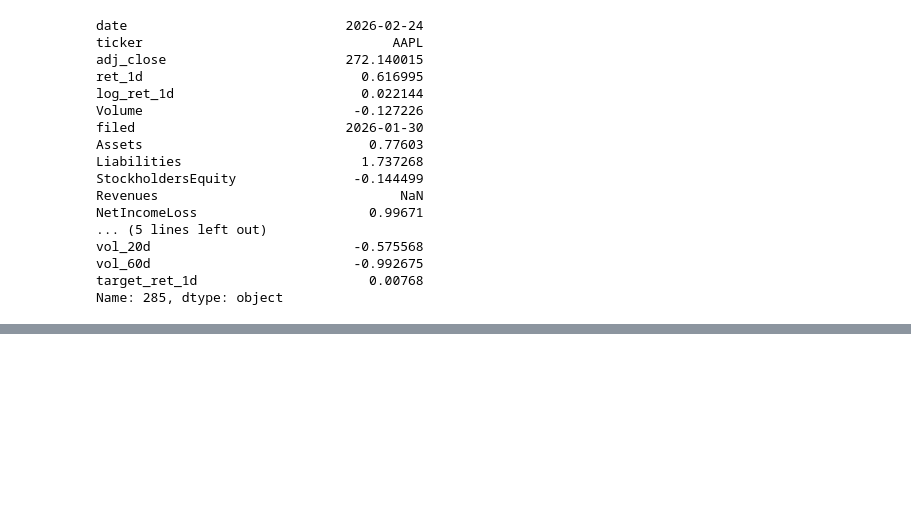
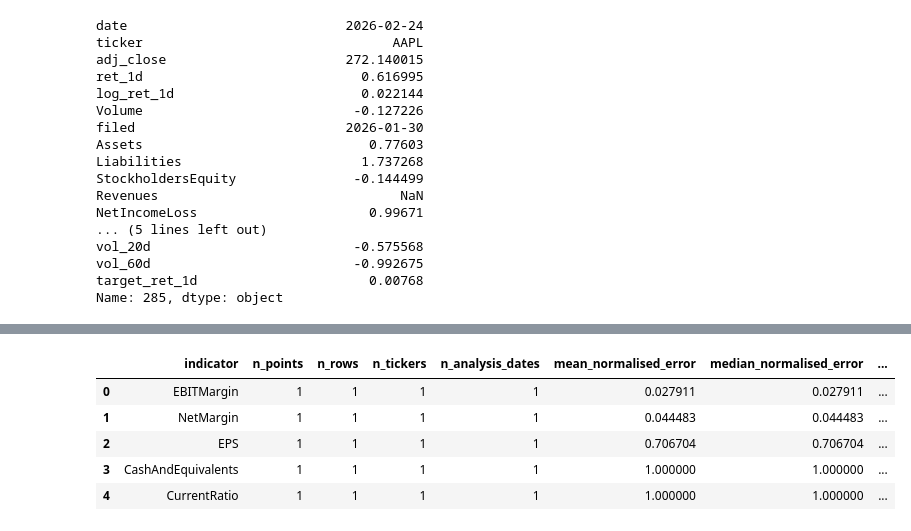
Before and after one commit to NonsoCynthia/Financial-D2T-Agent, a Jupyter notebook: openai-agent/miscellaneous.ipynb, the cells around one changed output, grey strips where cells are left out. Cells and saved outputs as stored; diff of their text form; code cells hidden in the pictures; blank space fills up the shorter version.

```diff
--- a/openai-agent/miscellaneous.ipynb
+++ b/openai-agent/miscellaneous.ipynb
@@ -93,0 +98,10 @@ Name: 285, dtype: object
+# %%
+one_sys_sum_eu = pd.read_csv(one_system_summary_eu)
+one_sys_sum_eu.head()
+# %% [output]
+|  | indicator | n_points | n_rows | n_tickers | n_analysis_dates | mean_normalised_error | median_normalised_error | ... |
+| 0 | EBITMargin | 1 | 1 | 1 | 1 | 0.027911 | 0.027911 | ... |
+| 1 | NetMargin | 1 | 1 | 1 | 1 | 0.044483 | 0.044483 | ... |
+| 2 | EPS | 1 | 1 | 1 | 1 | 0.706704 | 0.706704 | ... |
+| 3 | CashAndEquivalents | 1 | 1 | 1 | 1 | 1.000000 | 1.000000 | ... |
+| 4 | CurrentRatio | 1 | 1 | 1 | 1 | 1.000000 | 1.000000 | ... |
```
Also changed, not shown: parts of 11 cells of this notebook, 9 other files.
